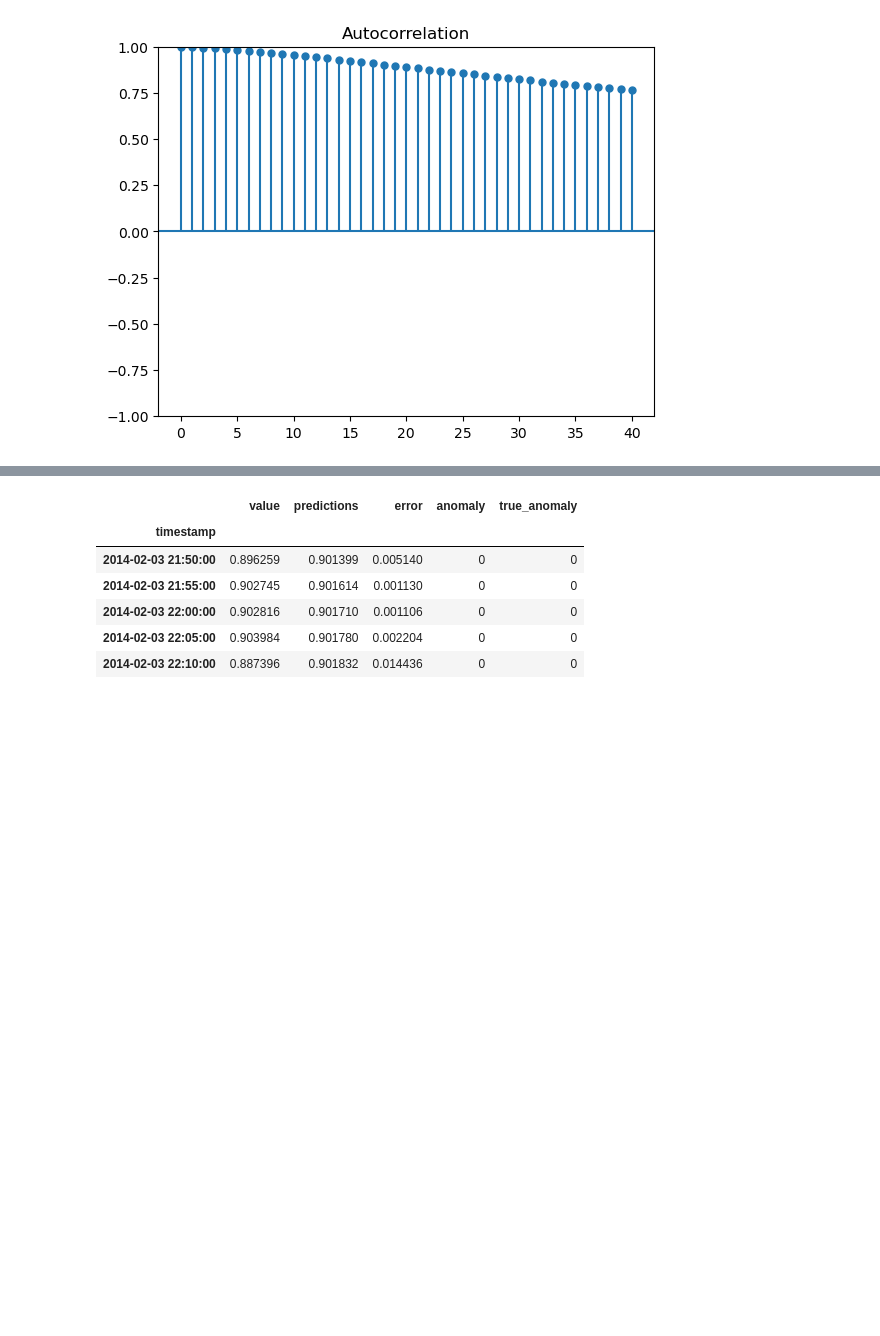
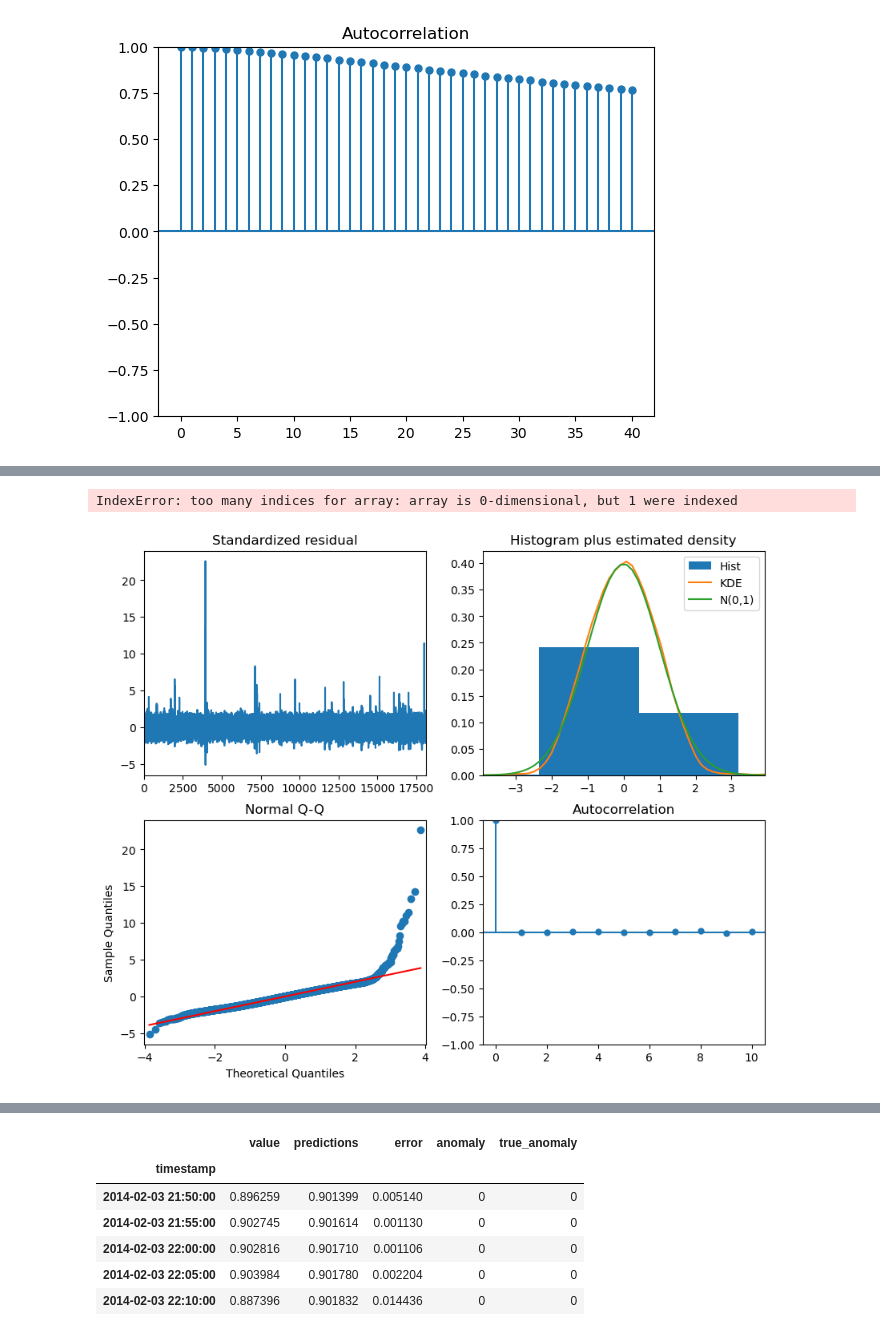
Before and after one commit to nirro88/learn_data_science_unsupervised_learning, a Jupyter notebook: anomaly_detection_time_series_data.ipynb, the cells around one changed output, grey strips where cells are left out. Saved outputs shown, nothing was run; the diff lists cells and outputs as text; code cells hidden in the pictures; blank space fills up the shorter version.

```diff
--- a/anomaly_detection_time_series_data.ipynb
+++ b/anomaly_detection_time_series_data.ipynb
@@ -796,0 +642,7 @@ stepwise_fit.summary()
+# %%
+# plot_diagnostics
+stepwise_fit.plot_diagnostics(figsize=(10,8))
+plt.show()
+# %% [output]
+IndexError: too many indices for array: array is 0-dimensional, but 1 were indexed
+[figure, added]
```
Also changed, not shown: parts of 32 cells of this notebook.
